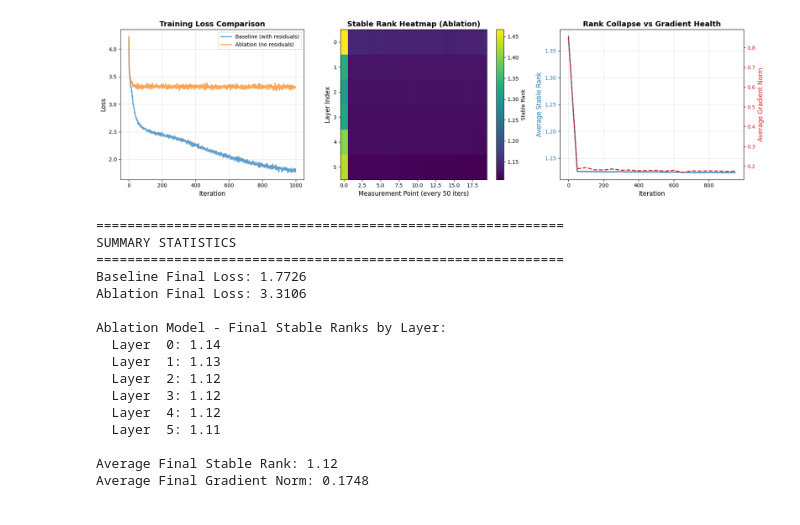
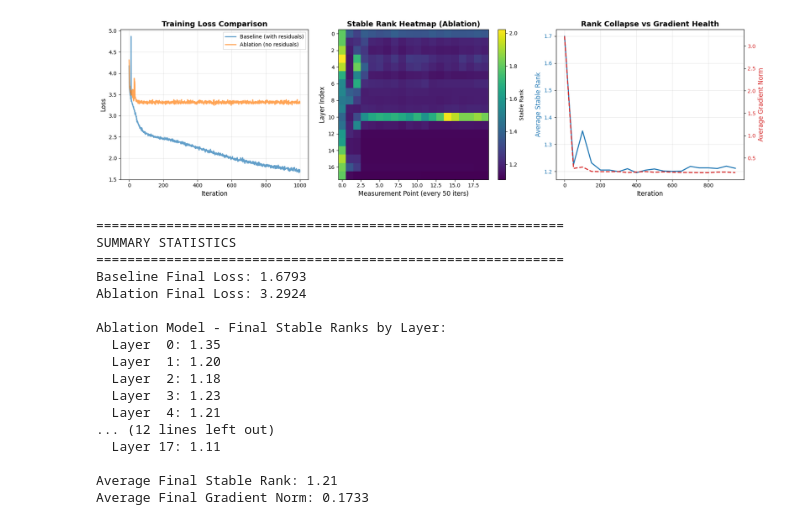
Before and after one commit to CodingYodha/4_gaps, a Jupyter notebook: nano-gpt-drc.ipynb, the cells around one changed output. Drawn from its saved outputs; the diff is of its cells as text; code cells hidden in the pictures.

Commit message:
Kaggle Notebook | nano_gpt_drc | Version 3 | 18 layers

```diff
--- a/nano-gpt-drc.ipynb
+++ b/nano-gpt-drc.ipynb
@@ -210,7 +210,7 @@ def main():
 
     block_size = 128
     batch_size = 64
-    n_layer = 6
+    n_layer = 18
     n_head = 6
     n_embd = 192
     num_iters = 1000
@@ -335,20 +335,21 @@ Iter 1000/1000, Loss: 3.3106
 
 Generating plots...
 Plots saved as 'rank_collapse_analysis.png'
-[figure, old version]
+[figure, new version]
 ============================================================
 SUMMARY STATISTICS
 ============================================================
-Baseline Final Loss: 1.7726
-Ablation Final Loss: 3.3106
+Baseline Final Loss: 1.6793
+Ablation Final Loss: 3.2924
 
 Ablation Model - Final Stable Ranks by Layer:
-  Layer  0: 1.14
-  Layer  1: 1.13
-  Layer  2: 1.12
-  Layer  3: 1.12
-  Layer  4: 1.12
-  Layer  5: 1.11
+  Layer  0: 1.35
+  Layer  1: 1.20
+  Layer  2: 1.18
+  Layer  3: 1.23
+  Layer  4: 1.21
+... (12 lines left out)
+  Layer 17: 1.11
 
-Average Final Stable Rank: 1.12
-Average Final Gradient Norm: 0.1748
+Average Final Stable Rank: 1.21
+Average Final Gradient Norm: 0.1733
```
Also changed, not shown: parts of 1 cell of this notebook.
